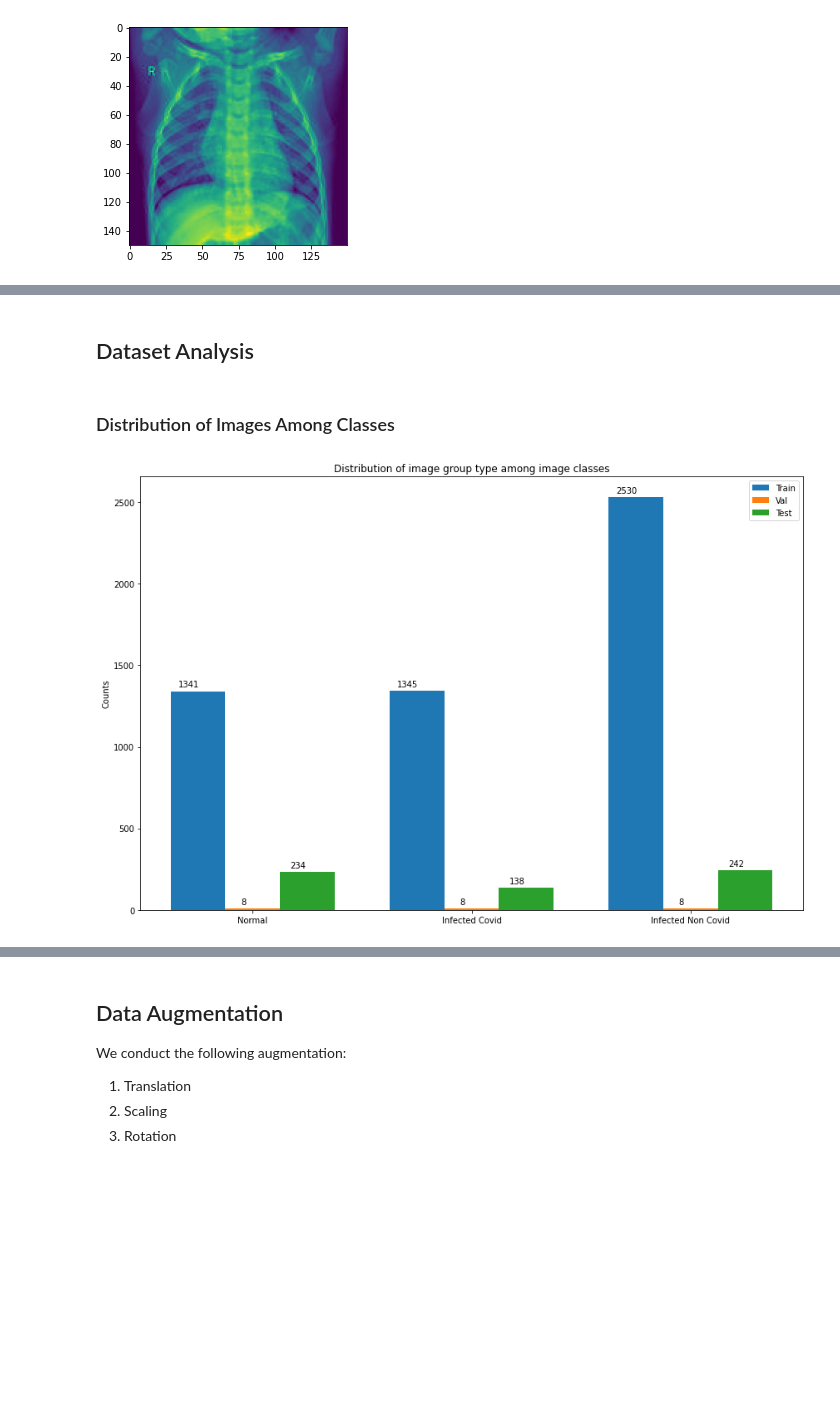
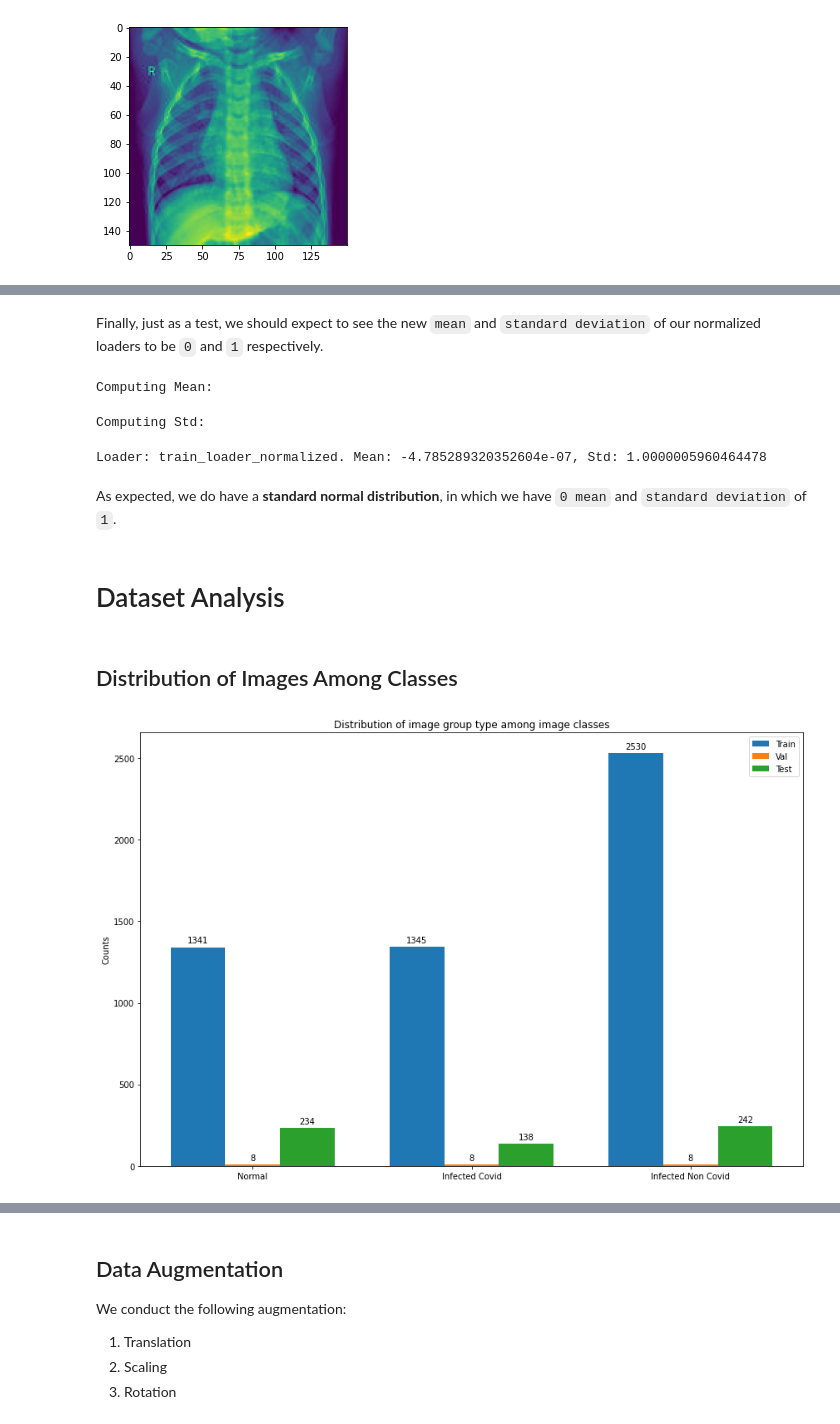
Before and after one commit to Etzernal/dlproj, a Jupyter notebook: SmallProjectSubmission.ipynb, the cells around one changed output, grey strips where cells are left out. Cells and saved outputs as stored; diff of their text form; code cells hidden in the pictures; blank space fills up the shorter version.

```diff
--- a/SmallProjectSubmission.ipynb
+++ b/SmallProjectSubmission.ipynb
@@ -35,11 +30,12 @@ During training, a neural network would expect input values of: `[0, 1]`. In add
 # %%
 class Lung_Train_Dataset(Dataset):
 
-    def __init__(self):
+    def __init__(self, normalizer=None):
         """
         Constructor for generic Dataset class - simply assembles
         the important parameters in attributes.
         """
+        self.normalizer = normalizer
 
         # All images are of size 150 x 150
         self.img_size = (150, 150)
@@ -165,15 +161,18 @@ class Lung_Train_Dataset(Dataset):
             label = torch.Tensor([0, 0, 1])
         im = self.open_img(self.groups, class_val, index)
         im = transforms.functional.to_tensor(np.array(im)).float()
+        if self.normalizer:
+            im = self.normalizer(im)
         return im, label
 # %%
 class Lung_Val_Dataset(Dataset):
 
-    def __init__(self):
+    def __init__(self, normalizer=None):
         """
         Constructor for generic Dataset class - simply assembles
         the important parameters in attributes.
         """
+        self.normalizer = normalizer
 
         # All images are of size 150 x 150
         self.img_size = (150, 150)
@@ -294,15 +293,18 @@ class Lung_Val_Dataset(Dataset):
             label = torch.Tensor([0, 1])
         im = self.open_img(self.groups, class_val, index)
         im = transforms.functional.to_tensor(np.array(im)).float()
+        if self.normalizer:
+            im = self.normalizer(im)
         return im, label
 # %%
 class Lung_Test_Dataset(Dataset):
 
-    def __init__(self):
+    def __init__(self, normalizer=None):
         """
         Constructor for generic Dataset class - simply assembles
         the important parameters in attributes.
         """
+        self.normalizer = normalizer
 
         # All images are of size 150 x 150
         self.img_size = (150, 150)
@@ -423,6 +425,8 @@ class Lung_Test_Dataset(Dataset):
             label = torch.Tensor([0, 1])
         im = self.open_img(self.groups, class_val, index)
         im = transforms.functional.to_tensor(np.array(im)).float()
+        if self.normalizer:
+            im = self.normalizer(im)
         return im, label
 # %%
 ld_train = Lung_Train_Dataset()
@@ -465,7 +517,17 @@ val_loader = DataLoader(ld_val, batch_size = batch_size, shuffle = True)
+# %% [markdown]
+Finally, just as a test, we should expect to see the new `mean` and `standard deviation` of our normalized loaders to be `0` and `1` respectively.
+# %%
+train_normalized_mean, train_normalized_std = getMeanStd(ld_train_normalized, train_loader_normalized, "train_loader_normalized")
+# %% [output]
+Computing Mean:
+Computing Std:
+Loader: train_loader_normalized. Mean: -4.785289320352604e-07, Std: 1.0000005960464478
+# %% [markdown]
+As expected, we do have a **standard normal distribution**, in which we have `0 mean` and `standard deviation` of `1`.
 # %% [markdown]
-## Dataset Analysis
+# Dataset Analysis
 # %% [markdown]
-### Distribution of Images Among Classes
+## Distribution of Images Among Classes
 # %%
 labels = ["Normal", "Infected Covid", "Infected Non Covid"]
 distributions = [list(ld_train.dataset_numbers.values()), list(ld_val.dataset_numbers.values()), list(ld_test.dataset_numbers.values())]
@@ -474,32 +536,32 @@ x = np.arange(len(labels))
 width = 0.25
 
 fig, ax = plt.subplots(figsize=(12,8))
 rects1 = ax.bar(x - 3*width/len(labels), distributions[0], width, label="Train")
 rects2 = ax.bar(x, distributions[1], width, label="Val")
 rects3 = ax.bar(x + 3*width/len(labels), distributions[2], width, label="Test")
 
 ax.set_ylabel('Counts')
 ax.set_title('Distribution of image group type among image classes')
 ax.set_xticks(x)
 ax.set_xticklabels(labels)
 ax.legend()
 
 def autolabel(rects):
     """Attach a text label above each bar in *rects*, displaying its height."""
     for rect in rects:
         height = rect.get_height()
         ax.annotate('{}'.format(height),
-                    xy=(rect.get_x() + rect.get_width() / len(labels), height),
+                    xy=(rect.get_x() + 0.5*len(rects)* rect.get_width() / len(labels), height),
                     xytext=(0, 3),  # 3 points vertical offset
                     textcoords="offset points",
                     ha='center', va='bottom')
 
 autolabel(rects1)
 autolabel(rects2)
 autolabel(rects3)
 
 fig.tight_layout()
 
 plt.show()
 # %% [output]
-[figure, old version]
+[figure, new version]
```
Also changed, not shown: parts of 25 cells of this notebook.
